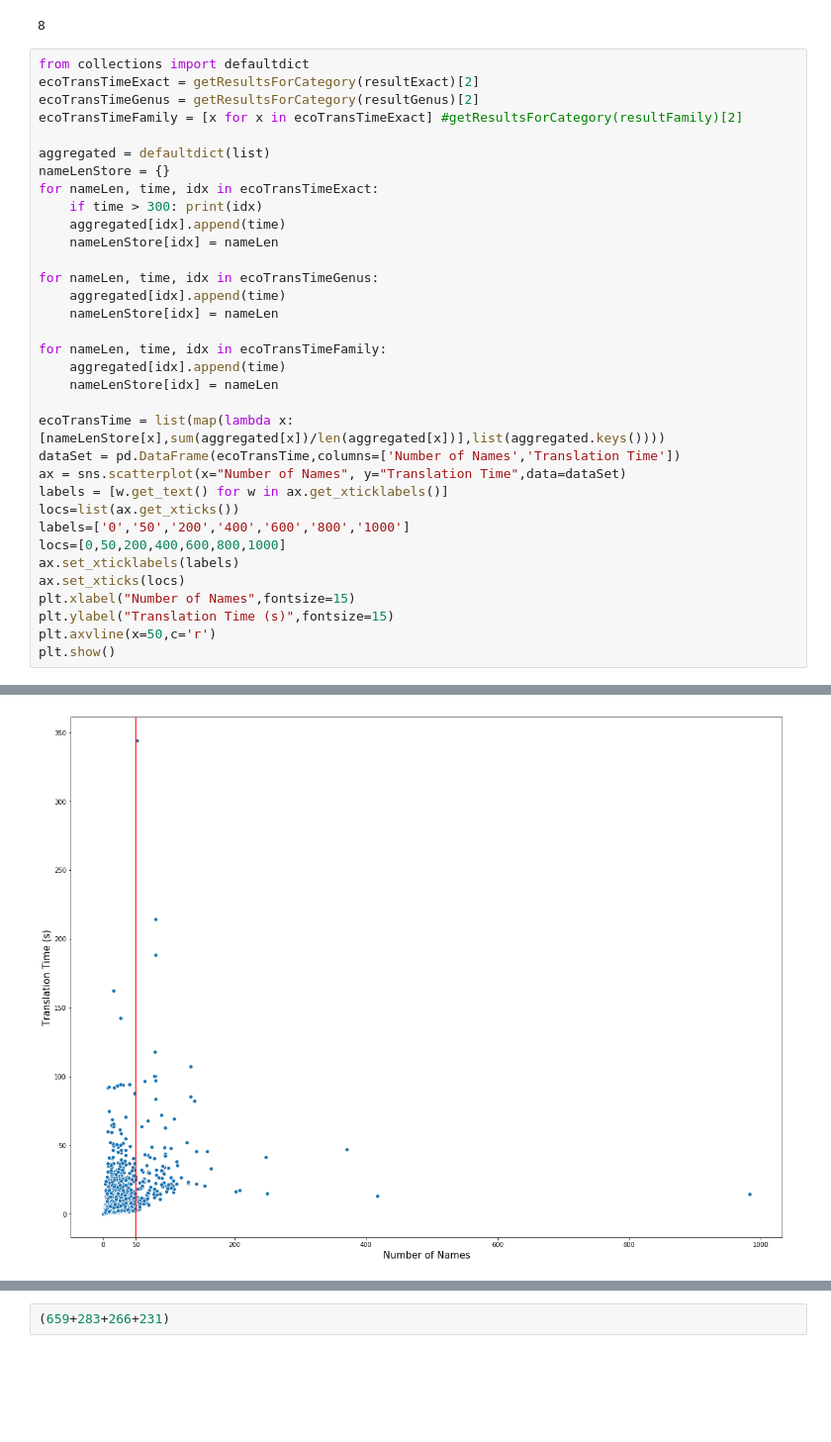
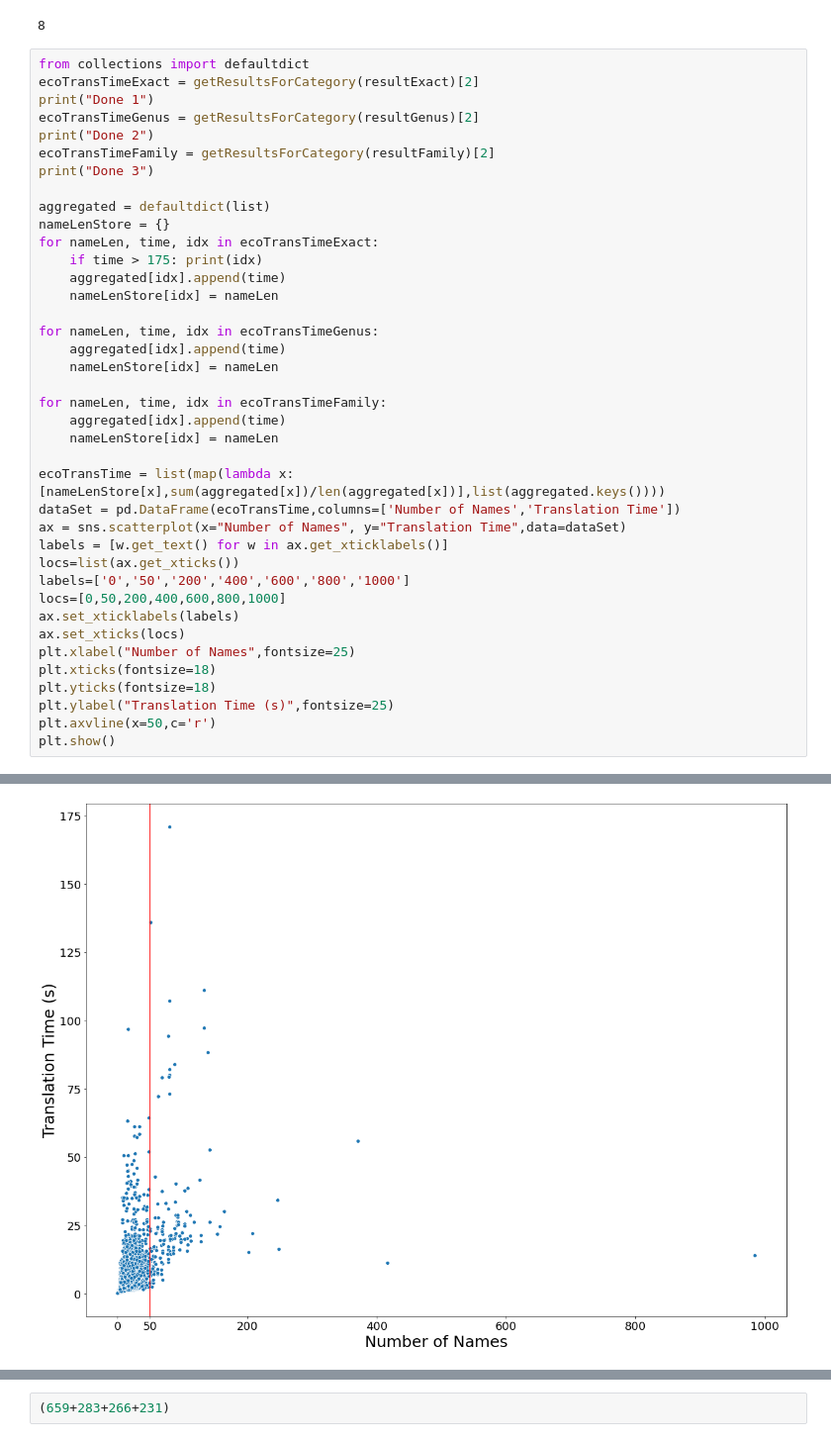
Before and after one commit to Daniel-Davies/MedeinaPublicationTests, a Jupyter notebook: usability.ipynb, the cells around one changed output, grey strips where cells are left out. Shown at 99% size. Cells and saved outputs as stored; diff of their text form; blank space fills up the shorter version.

```diff
--- a/usability.ipynb
+++ b/usability.ipynb
@@ -41,13 +41,16 @@ sum((1,3,4))
 # %%
 from collections import defaultdict
 ecoTransTimeExact = getResultsForCategory(resultExact)[2]
+print("Done 1")
 ecoTransTimeGenus = getResultsForCategory(resultGenus)[2]
-ecoTransTimeFamily = [x for x in ecoTransTimeExact] #getResultsForCategory(resultFamily)[2]
+print("Done 2")
+ecoTransTimeFamily = getResultsForCategory(resultFamily)[2]
+print("Done 3")
 
 aggregated = defaultdict(list)
 nameLenStore = {}
 for nameLen, time, idx in ecoTransTimeExact:
-    if time > 300: print(idx)
+    if time > 175: print(idx)
     aggregated[idx].append(time)
     nameLenStore[idx] = nameLen
 
@@ -68,8 +71,10 @@ labels=['0','50','200','400','600','800','1000']
 locs=[0,50,200,400,600,800,1000]
 ax.set_xticklabels(labels)
 ax.set_xticks(locs)
-plt.xlabel("Number of Names",fontsize=15)
-plt.ylabel("Translation Time (s)",fontsize=15)
+plt.xlabel("Number of Names",fontsize=25)
+plt.xticks(fontsize=18)
+plt.yticks(fontsize=18)
+plt.ylabel("Translation Time (s)",fontsize=25)
 plt.axvline(x=50,c='r')
 plt.show()
 # %% [output]
@@ -76,5 +86,5 @@ plt.show()
 FoodsWebsCanberra#WEB328
-[figure, old version]
+[figure, new version]
 # %%
 def numCorrectlyIndexed(doneAndNotDoneTuples):
     x = list(map(lambda x: x[0]/sum(x) if sum(x) > 0 else 0,doneAndNotDoneTuples))
```
Also changed, not shown: parts of 7 cells of this notebook, 11 other files.
